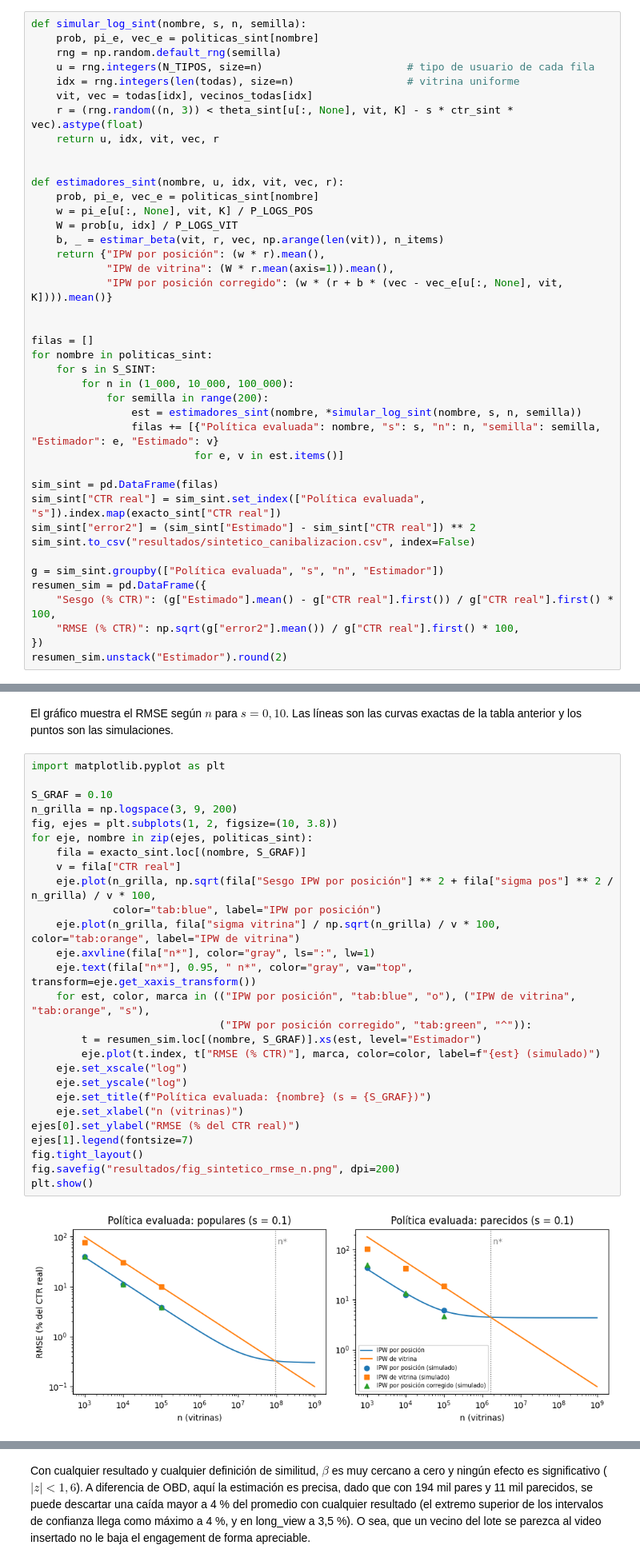
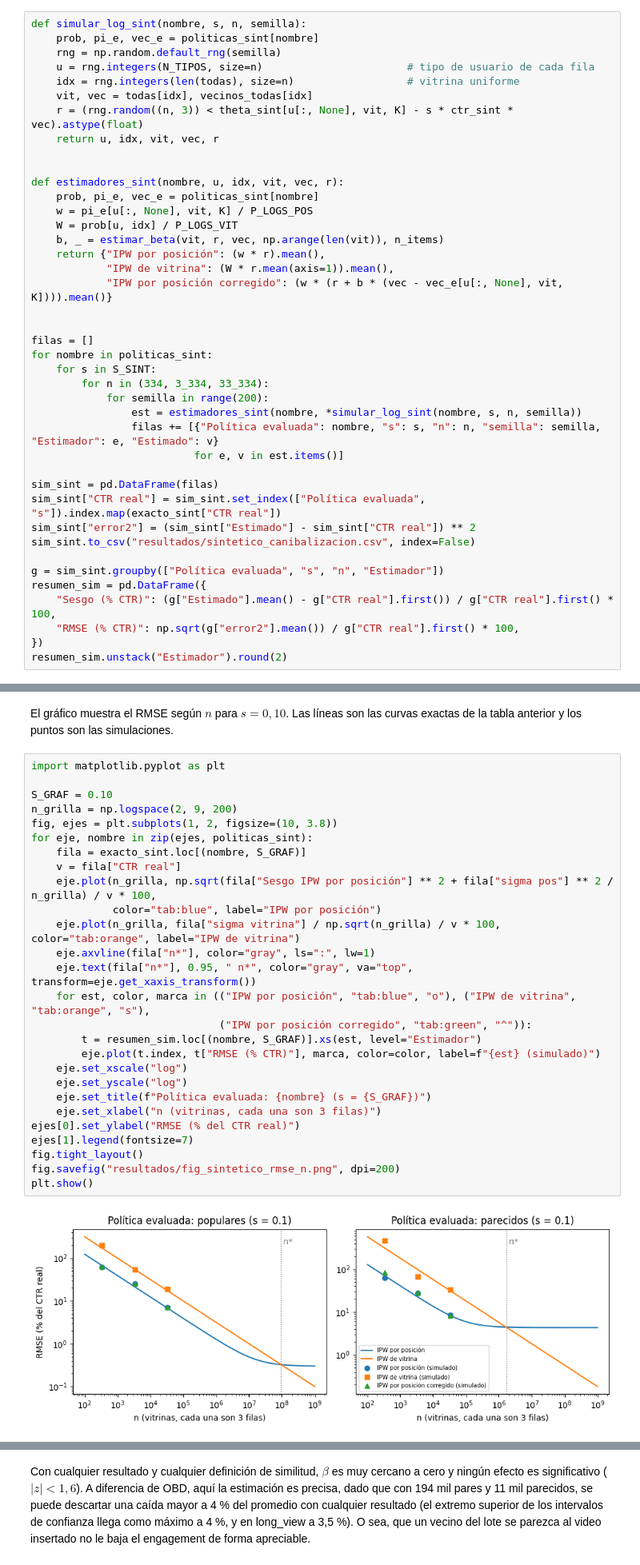
Before and after one commit to ddonosoh/OPE-Proyecto-recsys, a Jupyter notebook: canibalizacion_final.ipynb, the cells around one changed output, grey strips where cells are left out. Shown at 80% size. Saved outputs shown, nothing was run; the diff lists cells and outputs as text.

```diff
--- a/canibalizacion_final.ipynb
+++ b/canibalizacion_final.ipynb
@@ -589,7 +587,7 @@ def estimadores_sint(nombre, u, idx, vit, vec, r):
 filas = []
 for nombre in politicas_sint:
     for s in S_SINT:
-        for n in (1_000, 10_000, 100_000):
+        for n in (334, 3_334, 33_334):
             for semilla in range(200):
                 est = estimadores_sint(nombre, *simular_log_sint(nombre, s, n, semilla))
                 filas += [{"Política evaluada": nombre, "s": s, "n": n, "semilla": semilla, "Estimador": e, "Estimado": v}
@@ -635,30 +634,30 @@ El gráfico muestra el RMSE según $n$ para $s = 0{,}10$. Las líneas son las cu
 # %%
 import matplotlib.pyplot as plt
 
 S_GRAF = 0.10
-n_grilla = np.logspace(3, 9, 200)
+n_grilla = np.logspace(2, 9, 200)
 fig, ejes = plt.subplots(1, 2, figsize=(10, 3.8))
 for eje, nombre in zip(ejes, politicas_sint):
     fila = exacto_sint.loc[(nombre, S_GRAF)]
     v = fila["CTR real"]
     eje.plot(n_grilla, np.sqrt(fila["Sesgo IPW por posición"] ** 2 + fila["sigma pos"] ** 2 / n_grilla) / v * 100,
              color="tab:blue", label="IPW por posición")
     eje.plot(n_grilla, fila["sigma vitrina"] / np.sqrt(n_grilla) / v * 100, color="tab:orange", label="IPW de vitrina")
     eje.axvline(fila["n*"], color="gray", ls=":", lw=1)
     eje.text(fila["n*"], 0.95, " n*", color="gray", va="top", transform=eje.get_xaxis_transform())
     for est, color, marca in (("IPW por posición", "tab:blue", "o"), ("IPW de vitrina", "tab:orange", "s"),
                               ("IPW por posición corregido", "tab:green", "^")):
         t = resumen_sim.loc[(nombre, S_GRAF)].xs(est, level="Estimador")
         eje.plot(t.index, t["RMSE (% CTR)"], marca, color=color, label=f"{est} (simulado)")
     eje.set_xscale("log")
     eje.set_yscale("log")
     eje.set_title(f"Política evaluada: {nombre} (s = {S_GRAF})")
-    eje.set_xlabel("n (vitrinas)")
+    eje.set_xlabel("n (vitrinas, cada una son 3 filas)")
 ejes[0].set_ylabel("RMSE (% del CTR real)")
 ejes[1].legend(fontsize=7)
 fig.tight_layout()
 fig.savefig("resultados/fig_sintetico_rmse_n.png", dpi=200)
 plt.show()
 # %% [output]
-[figure, old version]
+[figure, new version]
 # %% [markdown]
```
Also changed, not shown: parts of 36 cells of this notebook, 6 other files.
